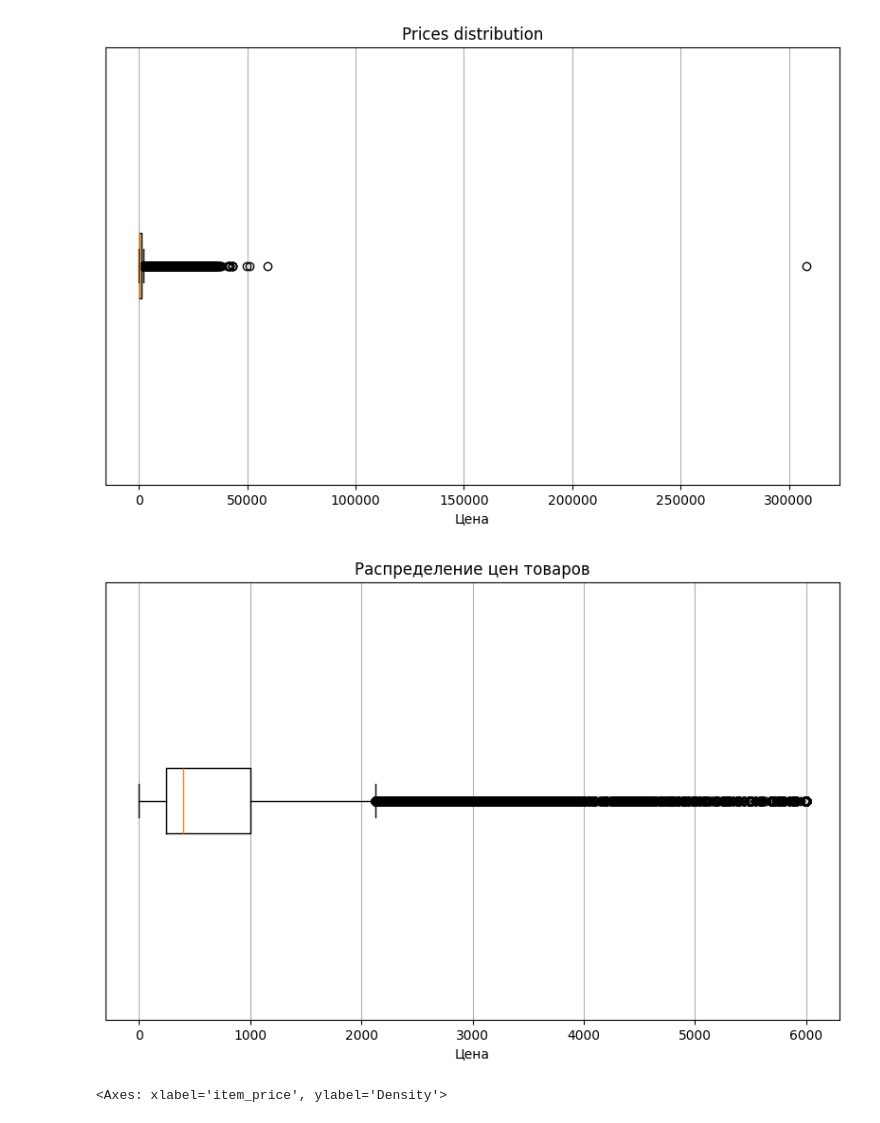
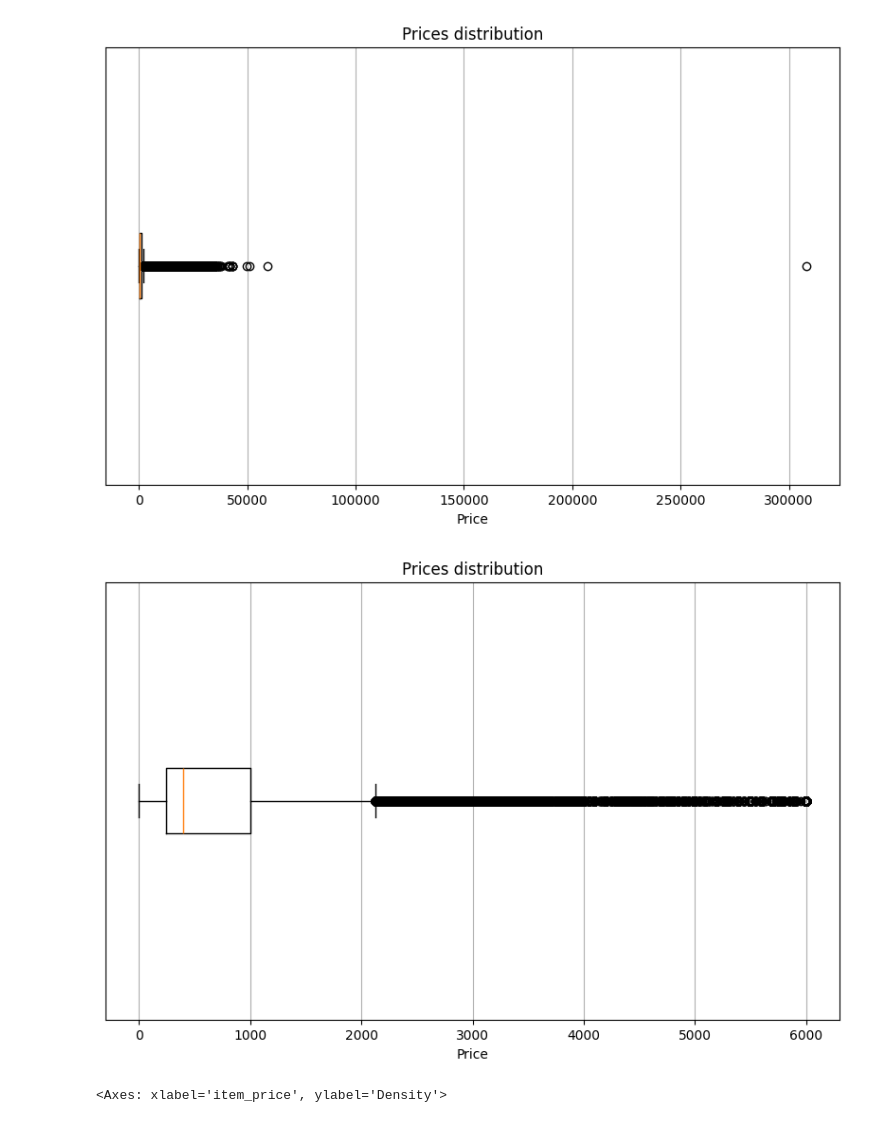
Before and after one commit to ffjjzz/InnowiseInternship, a Jupyter notebook: notebooks/ETL.ipynb, the cells around one changed output. Drawn from its saved outputs; the diff is of its cells as text; code cells hidden in the pictures.

```diff
--- a/notebooks/ETL.ipynb
+++ b/notebooks/ETL.ipynb
@@ -169,12 +184,12 @@ sales_train_filtered = sales_train_cleaned[sales_train_cleaned['item_price'] <=
 # %%
 plt.figure(figsize=(10, 6))
 plt.boxplot(sales_train_filtered['item_price'], vert=False)
-plt.title('Распределение цен товаров')
-plt.xlabel('Цена')
+plt.title('Prices distribution')
+plt.xlabel('Price')
 plt.yticks([])
 plt.grid(True)
 # %% [output]
-[figure, old version]
+[figure, new version]
 # %%
 sns.kdeplot(sales_train_filtered['item_price'])
 # %% [output]
```
Also changed, not shown: parts of 18 cells of this notebook, 1 other file.
